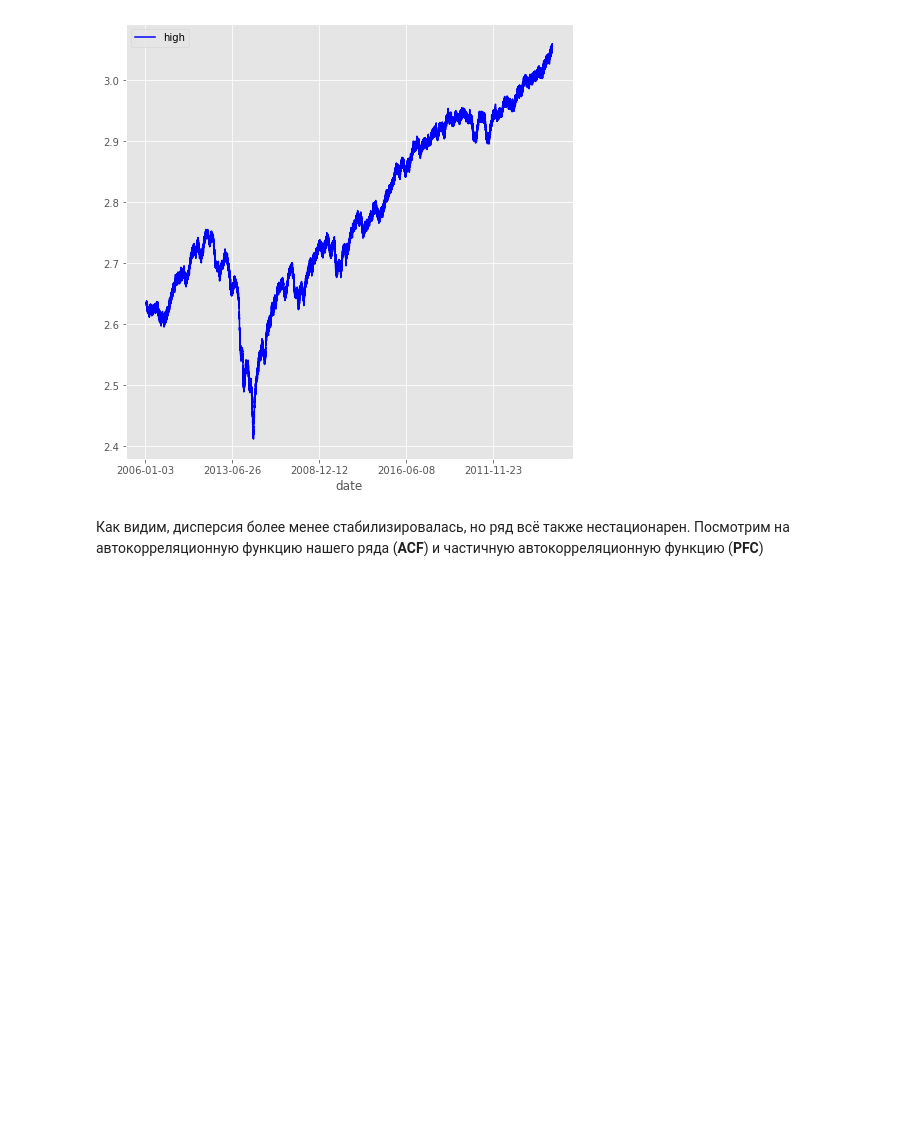
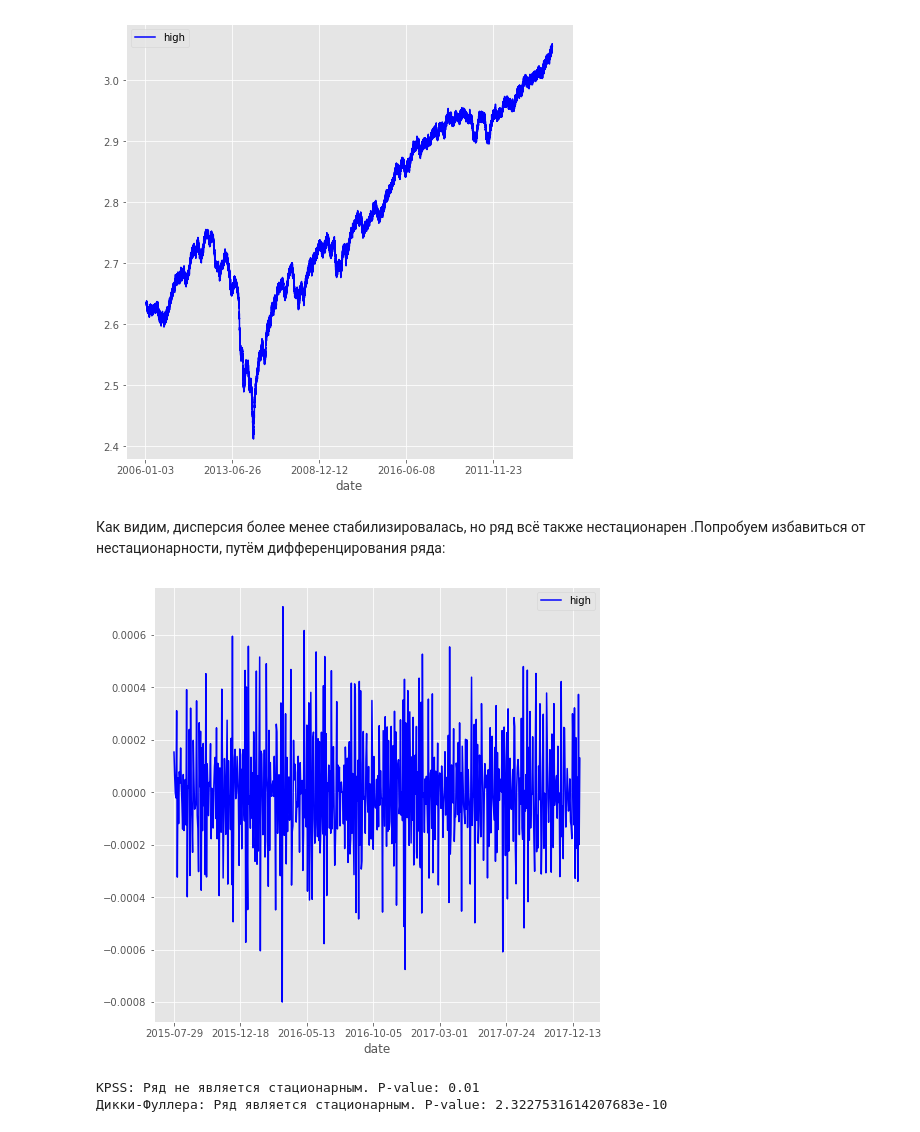
Before and after one commit to LuxAeterna311/DS-researches, a Jupyter notebook: Stocks analysis.ipynb, the cells around one changed output. Cells and saved outputs as stored; diff of their text form; code cells hidden in the pictures; blank space fills up the shorter version.

```diff
--- a/Stocks analysis.ipynb
+++ b/Stocks analysis.ipynb
@@ -432,4 +429,13 @@ lambda_const
 -0.19816854982600016
 [figure]
 # %% [markdown]
-Как видим, дисперсия более менее стабилизировалась, но ряд всё также нестационарен. Посмотрим на автокорреляционную функцию нашего ряда (**ACF**) и частичную автокорреляционную функцию (**PFC**)
+Как видим, дисперсия более менее стабилизировалась, но ряд всё также нестационарен .Попробуем избавиться от нестационарности, путём дифференцирования ряда:
+# %%
+transformed_high[90000:].diff(1).rolling(3000).mean().plot(color = "blue");
+# %% [output]
+[figure, added]
+# %%
+KPSS_adfuller(transformed_high.diff(1))
+# %% [output]
+KPSS: Ряд не является стационарным. P-value: 0.01
+Дикки-Фуллера: Ряд является стационарным. P-value: 2.3227531614207683e-10
```
Also changed, not shown: parts of 22 cells of this notebook.
